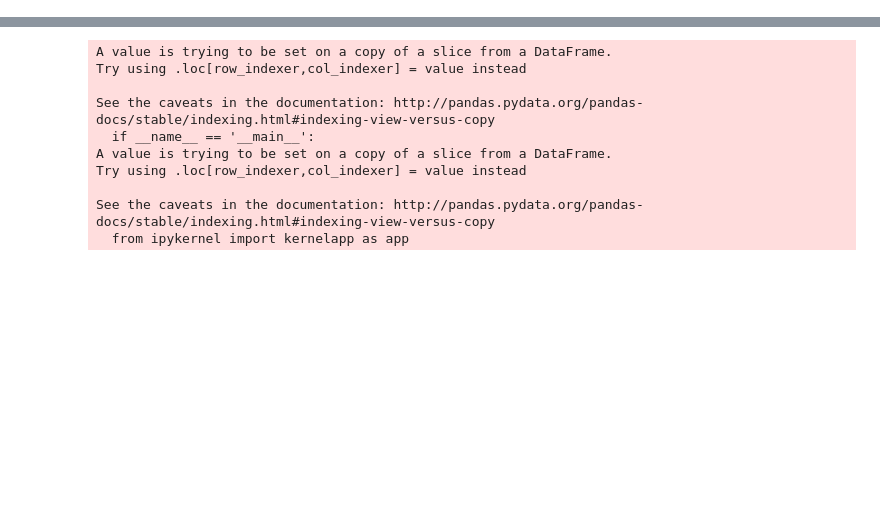
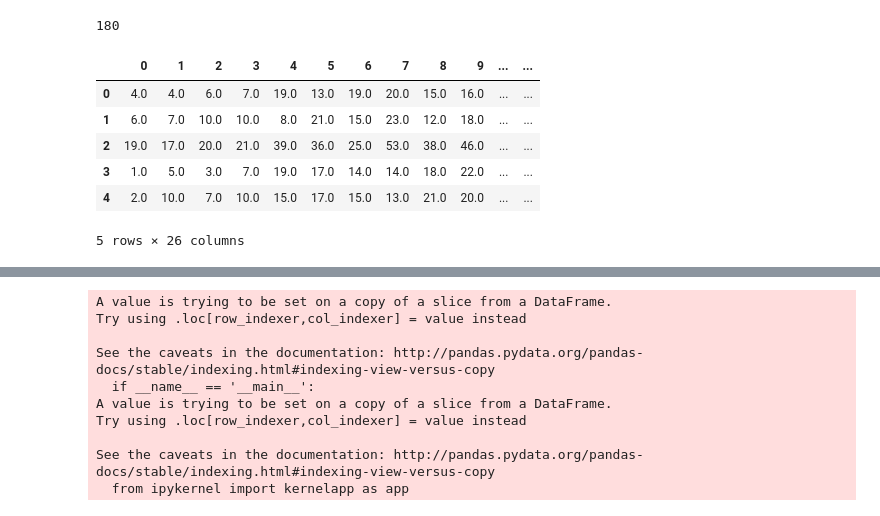
Before and after one commit to Ann16253470/KDD_CUP2017, a Jupyter notebook: volume prediction new.ipynb, the cells around one changed output, grey strips where cells are left out. Drawn from its saved outputs; the diff is of its cells as text; code cells hidden in the pictures; blank space fills up the shorter version.

```diff
--- a/volume prediction new.ipynb
+++ b/volume prediction new.ipynb
@@ -76,15 +117,23 @@ delta = d2 - d1         # timedelta
 for i in range(delta.days + 1):
     date_list.append(d1 + timedelta(days=i))
 
-give_time_list1 = [time(6,0), time(6,20), time(6,40),
-                   time(7,0), time(7,20), time(7,40)]
-pred_time_list1 = [time(8,0), time(8,20), time(8,40),
-                   time(9,0), time(9,20), time(9,40)]
+give_time_list1 = [time(6,0), time(6,10), time(6,20),
+                   time(6,30), time(6,40), time(6,50),
+                   time(7,0), time(7,10), time(7,20),
+                   time(7,30), time(7,40), time(7,50)]
+pred_time_list1 = [time(8,0), time(8,10), time(8,20),
+                   time(8,30), time(8,40), time(8,50),
+                   time(9,0), time(9,10), time(9,20),
+                   time(9,30), time(9,40), time(9,50)]
 
-give_time_list2 = [time(15,0), time(15,20), time(15,40),
-                   time(16,0), time(16,20), time(16,40)]
-pred_time_list2 = [time(17,0), time(17,20), time(17,40),
-                   time(18,0), time(18,20), time(18,40)]
+give_time_list2 = [time(15,0), time(15,10), time(15,20),
+                   time(15,30), time(15,40), time(15,50),
+                   time(16,0), time(16,10), time(16,20),
+                   time(16,30), time(16,40), time(16,50)]
+pred_time_list2 = [time(17,0), time(17,10), time(17,20),
+                   time(17,30), time(17,40), time(17,50),
+                   time(18,0), time(18,10), time(18,20),
+                   time(18,30), time(18,40), time(18,50)]
 # %%
 date_list2 = []
 
@@ -135,7 +184,7 @@ for ti, d in [(1,0), (1,1), (2,0), (3,0), (3,1)]:
     result6 = test6
     next6 = np.append(next6, result6)
 
-morning_volume66 = np.append(first6.reshape(-1,6), next6.reshape(-1,6), axis=1)
+morning_volume66 = np.append(first6.reshape(-1,12), next6.reshape(-1,12), axis=1)
 # %%
 tiid = ['10']*36 + ['11']*36 + ['20']*36 + ['30']*36 + ['31']*36
 dlid = date_list*5
@@ -192,11 +241,25 @@ plt.legend([10,11,20,30,31])
 df_morning = pd.DataFrame(morning_volume66)
 
 df_night = pd.DataFrame(night_volume66)
+# %%
+len(df_night)
+# %% [output]
+180
 # %%
 df_morning['ti'] = tiid
 df_morning['dl'] = dlid
 df_night['ti'] = tiid
 df_night['dl'] = dlid
+# %%
+df_morning.head()
+# %% [output]
+|  | 0 | 1 | 2 | 3 | 4 | 5 | 6 | 7 | 8 | 9 | ... | ... |
+| 0 | 4.0 | 4.0 | 6.0 | 7.0 | 19.0 | 13.0 | 19.0 | 20.0 | 15.0 | 16.0 | ... | ... |
+| 1 | 6.0 | 7.0 | 10.0 | 10.0 | 8.0 | 21.0 | 15.0 | 23.0 | 12.0 | 18.0 | ... | ... |
+| 2 | 19.0 | 17.0 | 20.0 | 21.0 | 39.0 | 36.0 | 25.0 | 53.0 | 38.0 | 46.0 | ... | ... |
+| 3 | 1.0 | 5.0 | 3.0 | 7.0 | 19.0 | 17.0 | 14.0 | 14.0 | 18.0 | 22.0 | ... | ... |
+| 4 | 2.0 | 10.0 | 7.0 | 10.0 | 15.0 | 17.0 | 15.0 | 13.0 | 21.0 | 20.0 | ... | ... |
+5 rows × 26 columns
 # %%
 holiday_list = []
 
```
Also changed, not shown: parts of 28 cells of this notebook, 1 other file.
